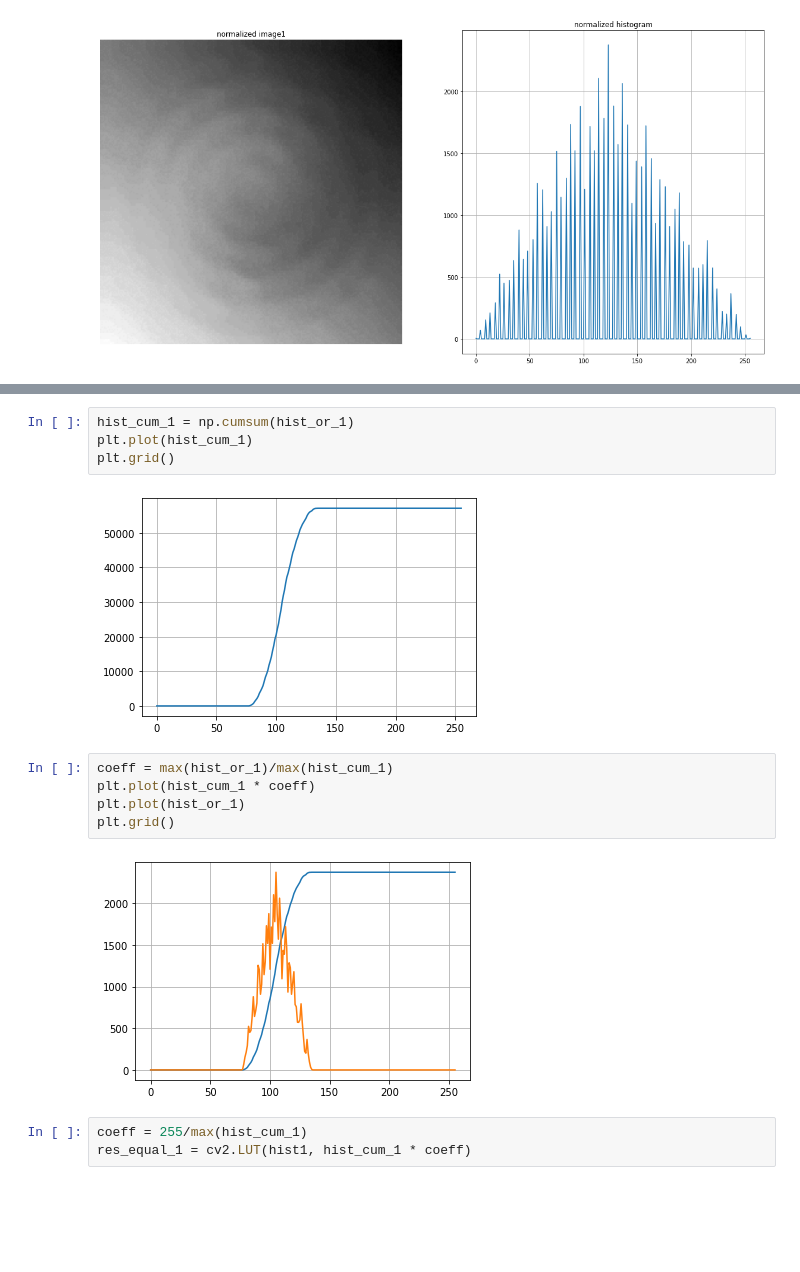
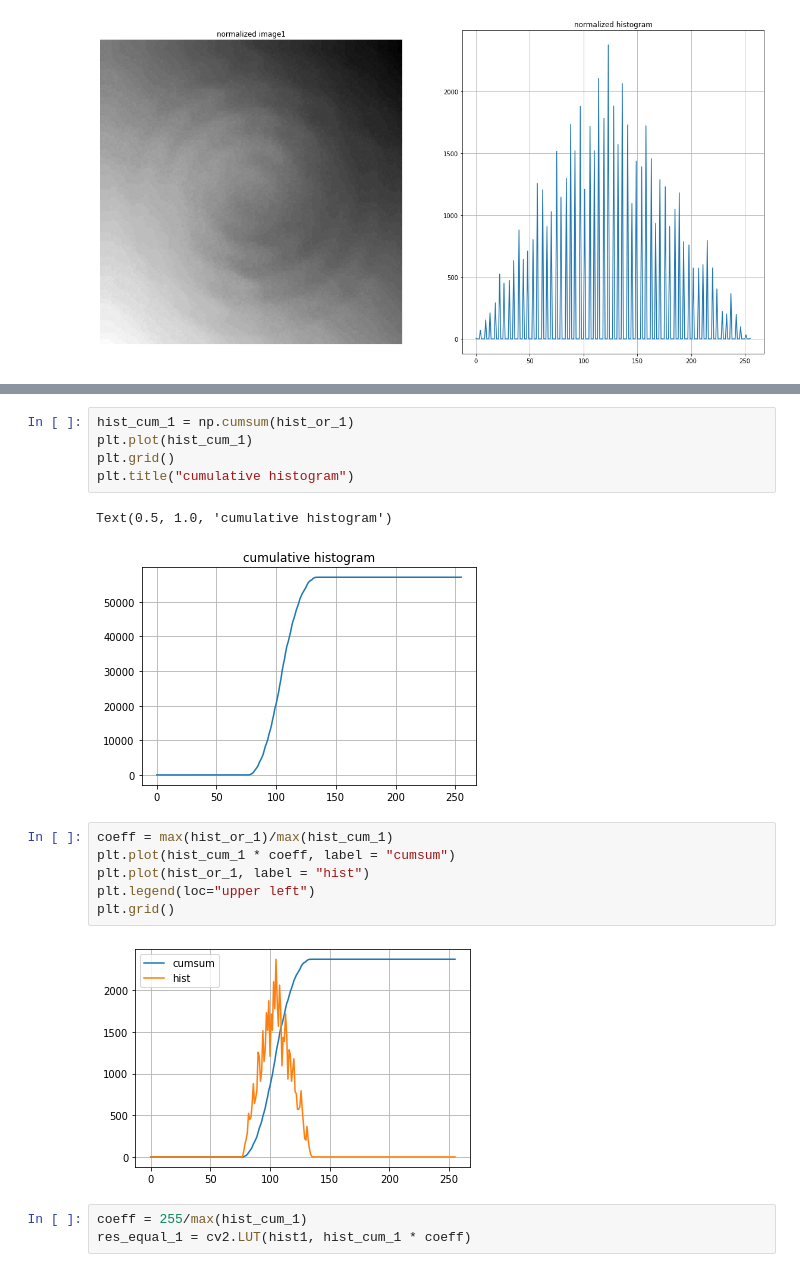
Before and after one commit to sy1wi4/WDCPO-2021, a Jupyter notebook: 03_histogram.ipynb, the cells around one changed output, grey strips where cells are left out. Drawn from its saved outputs; the diff is of its cells as text; blank space fills up the shorter version.

```diff
--- a/03_histogram.ipynb
+++ b/03_histogram.ipynb
@@ -261,16 +263,19 @@ W jednym oknie wyświetl: obraz oryginalny, rozciąganie, wyrównywanie HE oraz
 # %%
 hist_cum_1 = np.cumsum(hist_or_1)
 plt.plot(hist_cum_1)
 plt.grid()
+plt.title("cumulative histogram")
 # %% [output]
+Text(0.5, 1.0, 'cumulative histogram')
-[figure, old version]
+[figure, new version]
 # %%
 coeff = max(hist_or_1)/max(hist_cum_1)
-plt.plot(hist_cum_1 * coeff)
-plt.plot(hist_or_1)
+plt.plot(hist_cum_1 * coeff, label = "cumsum")
+plt.plot(hist_or_1, label = "hist")
+plt.legend(loc="upper left")
 plt.grid()
 # %% [output]
-[figure, old version]
+[figure, new version]
 # %%
 coeff = 255/max(hist_cum_1)
 res_equal_1 = cv2.LUT(hist1, hist_cum_1 * coeff)
```
Also changed, not shown: parts of 40 cells of this notebook.
